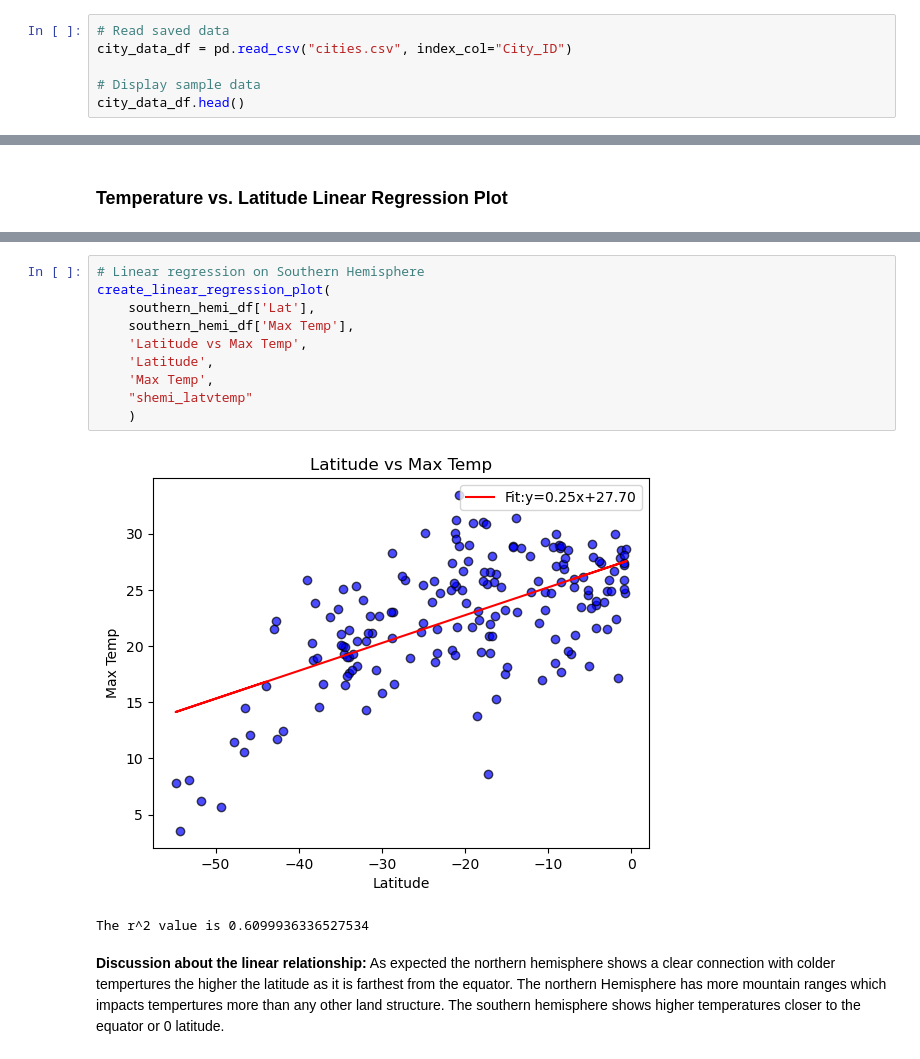
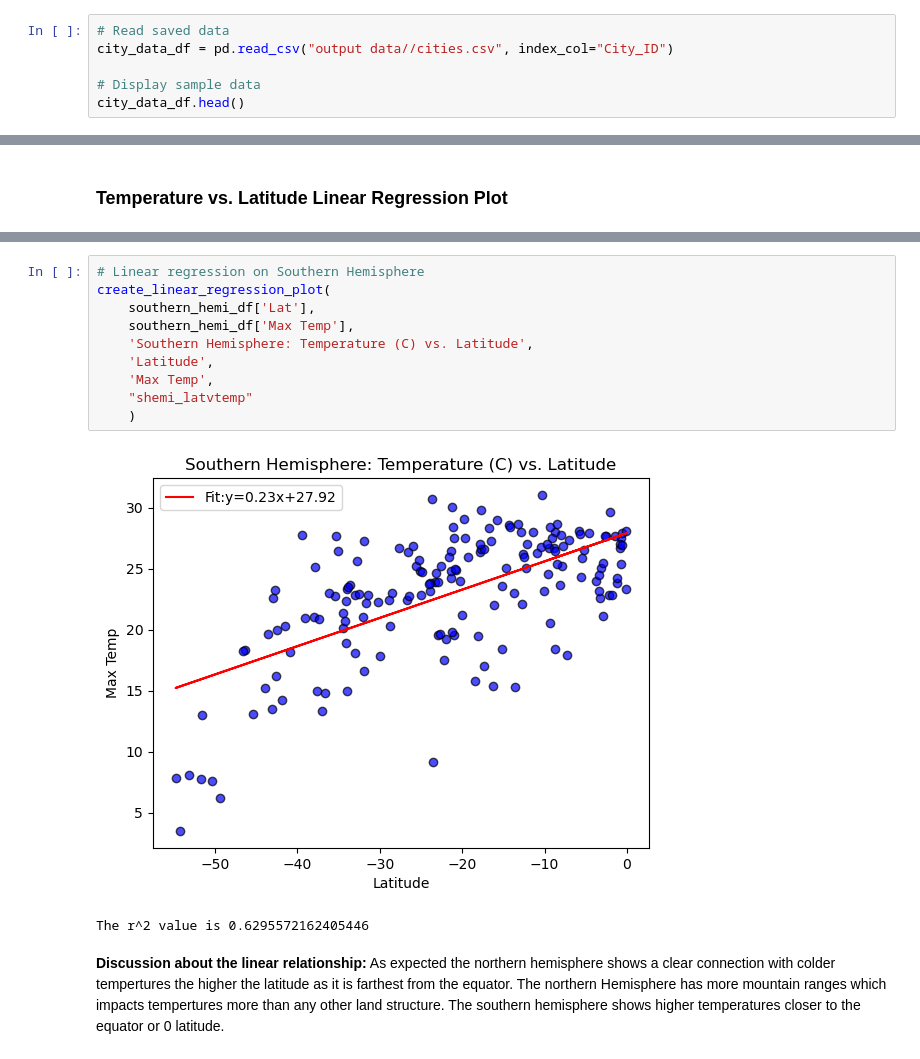
Before and after one commit to ValkyreCaine/python-api-challenge, a Jupyter notebook: WeatherPy/WeatherPy.ipynb, the cells around one changed output, grey strips where cells are left out. Drawn from its saved outputs; the diff is of its cells as text.

```diff
--- a/WeatherPy/WeatherPy.ipynb
+++ b/WeatherPy/WeatherPy.ipynb
@@ -185,6 +186,6 @@ city_data_df.to_csv("cities.csv", index_label="City_ID")
 # %%
 # Read saved data
-city_data_df = pd.read_csv("cities.csv", index_col="City_ID")
+city_data_df = pd.read_csv("output data//cities.csv", index_col="City_ID")
 
 # Display sample data
 city_data_df.head()
@@ -360,16 +361,16 @@ The r^2 value is -0.8880078051013387
 # %%
 # Linear regression on Southern Hemisphere
 create_linear_regression_plot(
     southern_hemi_df['Lat'],
     southern_hemi_df['Max Temp'],
-    'Latitude vs Max Temp',
+    'Southern Hemisphere: Temperature (C) vs. Latitude',
     'Latitude',
     'Max Temp',
     "shemi_latvtemp"
     )
 # %% [output]
-[figure, old version]
+[figure, new version]
-The r^2 value is 0.6099936336527534
+The r^2 value is 0.6295572162405446
 # %% [markdown]
 **Discussion about the linear relationship:** As expected the northern hemisphere shows a clear connection with colder tempertures the higher the latitude as it is farthest from the equator. The northern Hemisphere has more mountain ranges which impacts tempertures more than any other land structure. The southern hemisphere shows higher temperatures closer to the equator or 0 latitude.
 # %% [markdown]
```
Also changed, not shown: parts of 23 cells of this notebook, 18 other files.
